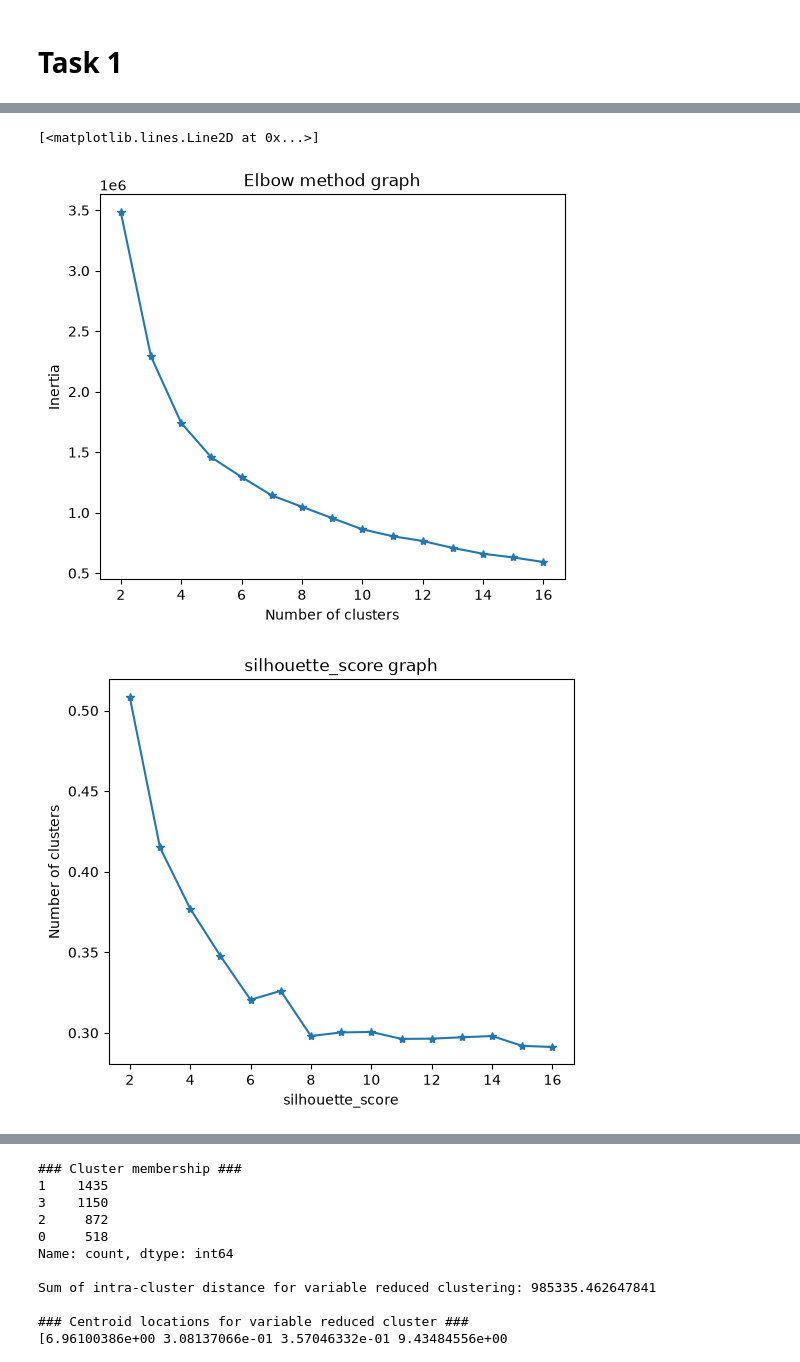
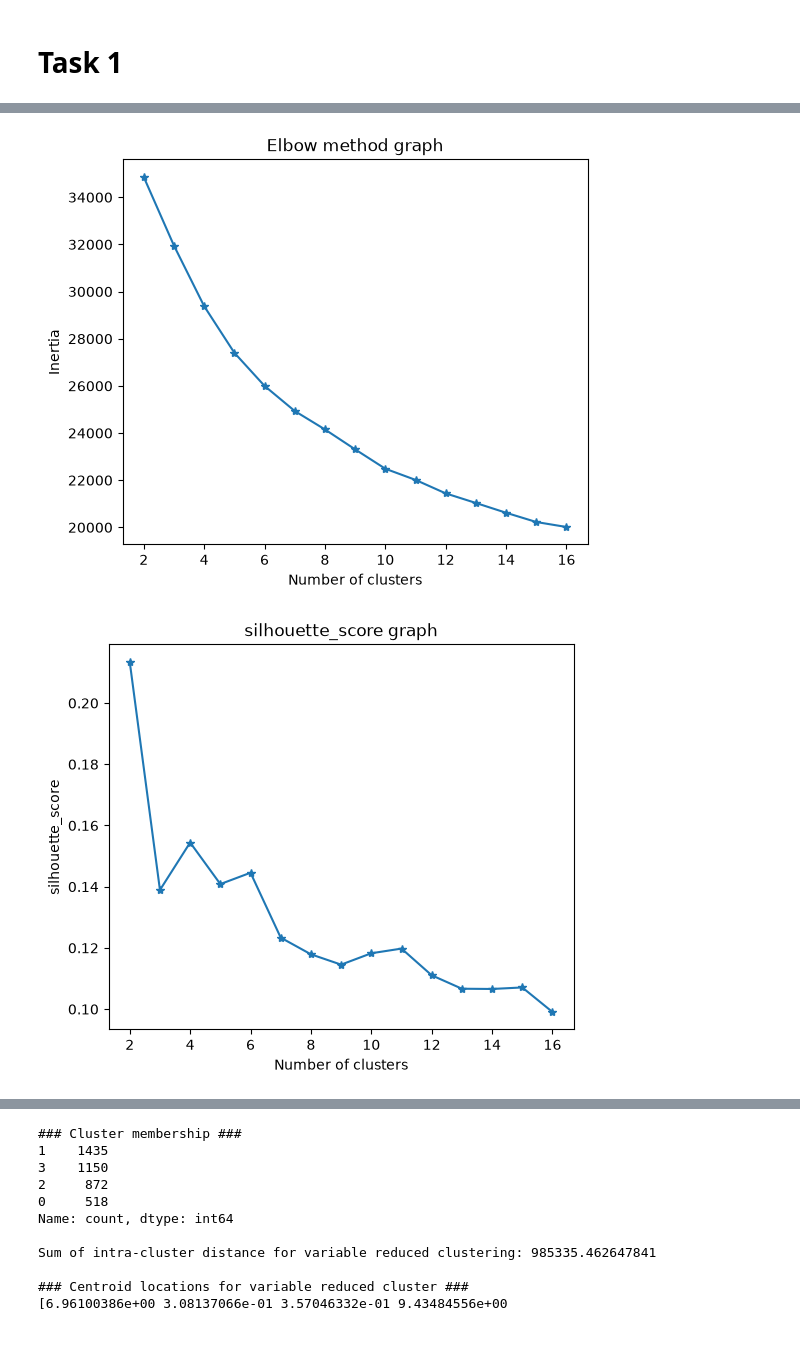
Before and after one commit to TankEngineTom/assessment2_CAB330, a Jupyter notebook: ass2_task1.ipynb, the cells around one changed output, grey strips where cells are left out. Cells and saved outputs as stored; diff of their text form; code cells hidden in the pictures.

```diff
--- a/ass2_task1.ipynb
+++ b/ass2_task1.ipynb
@@ -135,8 +182,12 @@ memory usage: 372.7 KB
 # %%
 from sklearn.preprocessing import StandardScaler
 from sklearn.metrics import silhouette_score
+from sklearn.preprocessing import StandardScaler
 import warnings
 warnings.filterwarnings("ignore")
+
+scaler = StandardScaler()
+X = scaler.fit_transform(df)
 
 rs = 42
 # 1.2: all variable K-means
@@ -147,10 +198,10 @@ clusters={}
 
 for index in k_range:
     model = KMeans(n_clusters=index, random_state=rs)
-    model.fit(df)
+    model.fit(X)
 
     inertia = model.inertia_
-    sil_score = silhouette_score(df, model.labels_)
+    sil_score = silhouette_score(X, model.labels_)
 
     clusters[index] = [inertia, sil_score]
 
@@ -165,6 +216,8 @@ for i in clusters:
     inertia_list.append(clusters[i][0])
     sil_list.append(clusters[i][1])
 
+
+
 plt.figure(figsize = (6,5))
 plt.title("Elbow method graph")
 plt.xlabel("Number of clusters")
@@ -173,9 +226,12 @@ plt.plot(cluster_list, inertia_list, marker="*")
 
 plt.figure(figsize = (6,5))
 plt.title("silhouette_score graph")
-plt.xlabel("silhouette_score")
-plt.ylabel("Number of clusters")
+plt.xlabel("Number of clusters")
+plt.ylabel("silhouette_score")
 plt.plot(cluster_list, sil_list, marker="*")
 
-# k = 6 was selected
+# k = 4 was selected
+#tabulation
+results = pd.DataFrame({"cluster #": list(k_range), "Inertia": inertia_list, "Silhouette": sil_list})
+print(results.round({"Inertia": 2, "Silhouette": 4}).to_string(index=False))
 # %% [output]
@@ -197,6 +255,5 @@ for cluster 16: inertia 592266.7364055152 & sil score 0.29124415201701176
-[<matplotlib.lines.Line2D at 0x...>]
-[figure, old version]
+[figure, new version]
-[figure, old version]
+[figure, new version]
 # %%
 # part 3:
 matrix = df.corr()
```
Also changed, not shown: parts of 3 cells of this notebook, 8 other files.
